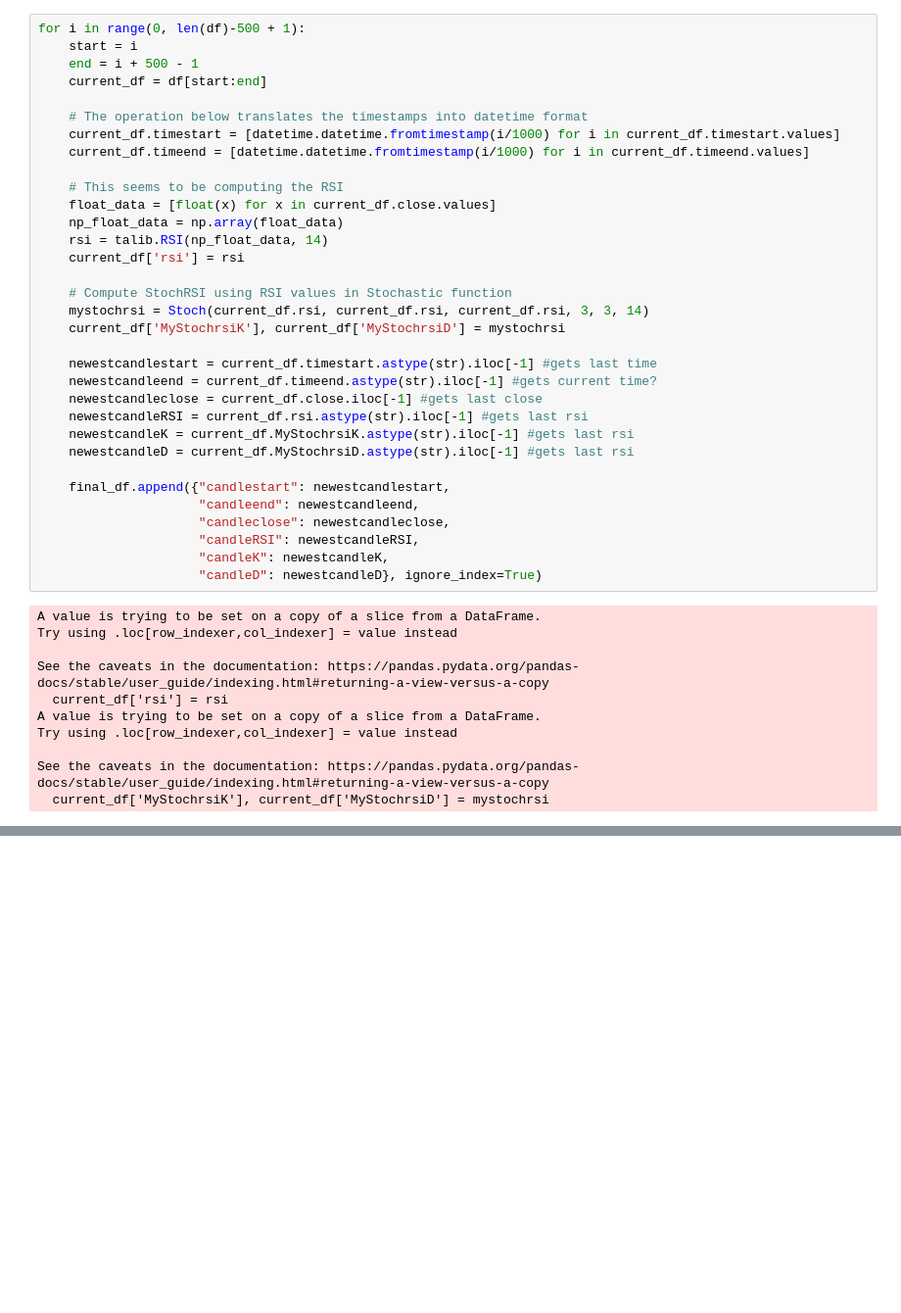
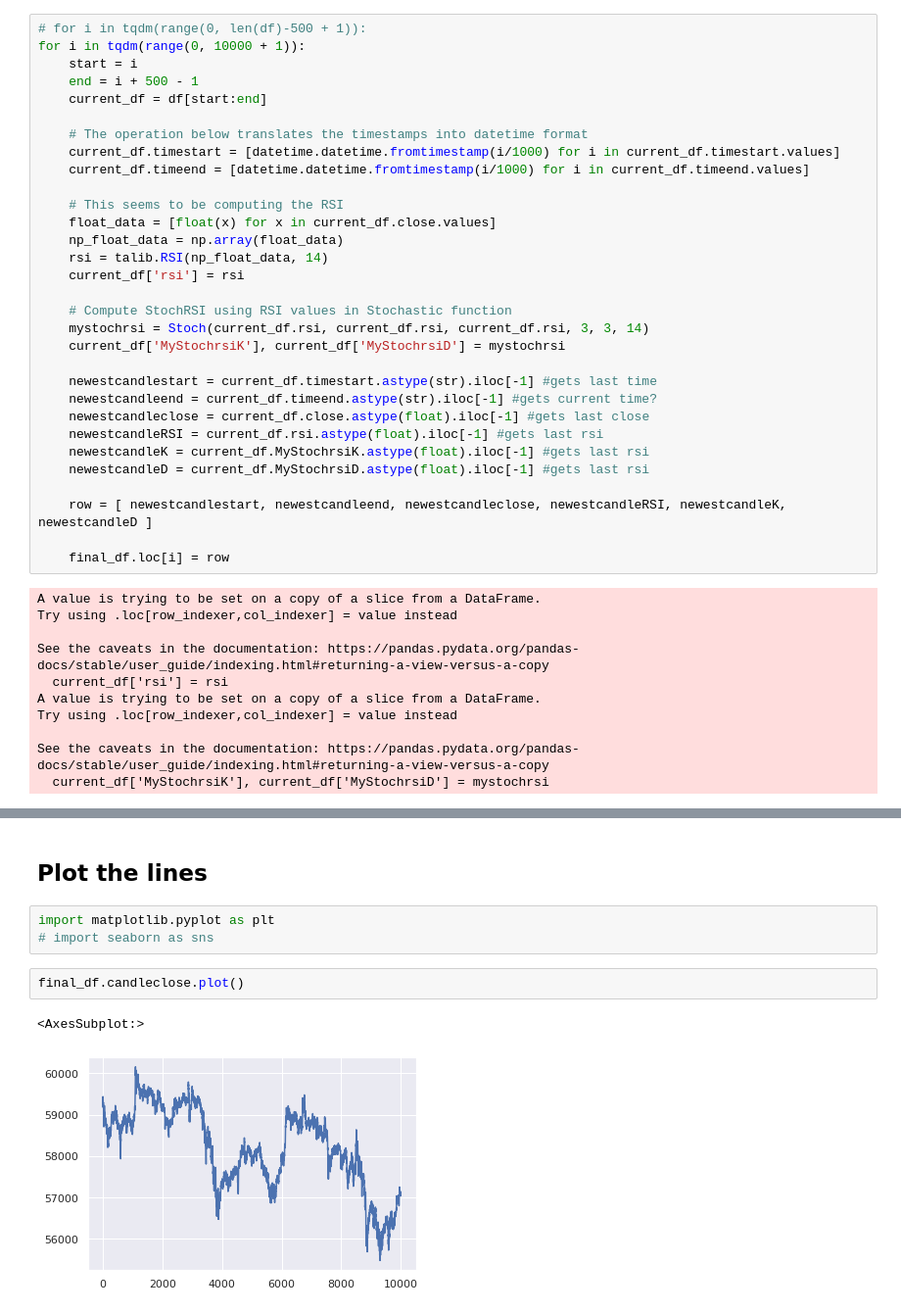
Before and after one commit to fciannel/crypto-print-money, a Jupyter notebook: notebooks/binance_historical_data.ipynb, the cells around one changed output, grey strips where cells are left out. Shown at 98% size. Saved outputs shown, nothing was run; the diff lists cells and outputs as text; blank space fills up the shorter version.

```diff
--- a/notebooks/binance_historical_data.ipynb
+++ b/notebooks/binance_historical_data.ipynb
@@ -64,7 +65,8 @@ df.columns=['timestart','open','high','low','close','?','timeend','?','?','?','?
 # %%
 final_df = pd.DataFrame(columns = ["candlestart", "candleend", "candleclose", "candleRSI", "candleK", "candleD"])
 # %%
-for i in range(0, len(df)-500 + 1):
+# for i in tqdm(range(0, len(df)-500 + 1)):
+for i in tqdm(range(0, 10000 + 1)):
     start = i
     end = i + 500 - 1
     current_df = df[start:end]
@@ -85,17 +87,14 @@ for i in range(0, len(df)-500 + 1):
 
     newestcandlestart = current_df.timestart.astype(str).iloc[-1] #gets last time
     newestcandleend = current_df.timeend.astype(str).iloc[-1] #gets current time?
-    newestcandleclose = current_df.close.iloc[-1] #gets last close
-    newestcandleRSI = current_df.rsi.astype(str).iloc[-1] #gets last rsi
-    newestcandleK = current_df.MyStochrsiK.astype(str).iloc[-1] #gets last rsi
-    newestcandleD = current_df.MyStochrsiD.astype(str).iloc[-1] #gets last rsi
+    newestcandleclose = current_df.close.astype(float).iloc[-1] #gets last close
+    newestcandleRSI = current_df.rsi.astype(float).iloc[-1] #gets last rsi
+    newestcandleK = current_df.MyStochrsiK.astype(float).iloc[-1] #gets last rsi
+    newestcandleD = current_df.MyStochrsiD.astype(float).iloc[-1] #gets last rsi
 
-    final_df.append({"candlestart": newestcandlestart,
-                     "candleend": newestcandleend,
-                     "candleclose": newestcandleclose,
-                     "candleRSI": newestcandleRSI,
-                     "candleK": newestcandleK,
-                     "candleD": newestcandleD}, ignore_index=True)
+    row = [ newestcandlestart, newestcandleend, newestcandleclose, newestcandleRSI, newestcandleK, newestcandleD ]
+
+    final_df.loc[i] = row
 # %% [output]
 A value is trying to be set on a copy of a slice from a DataFrame.
 Try using .loc[row_indexer,col_indexer] = value instead
@@ -109,0 +125,10 @@ See the caveats in the documentation: https://pandas.pydata.org/pandas-docs/stab
+# %% [markdown]
+## Plot the lines
+# %%
+import matplotlib.pyplot as plt
+# import seaborn as sns
+# %%
+final_df.candleclose.plot()
+# %% [output]
+<AxesSubplot:>
+[figure, added]
```
Also changed, not shown: parts of 8 cells of this notebook, 1 other file.
